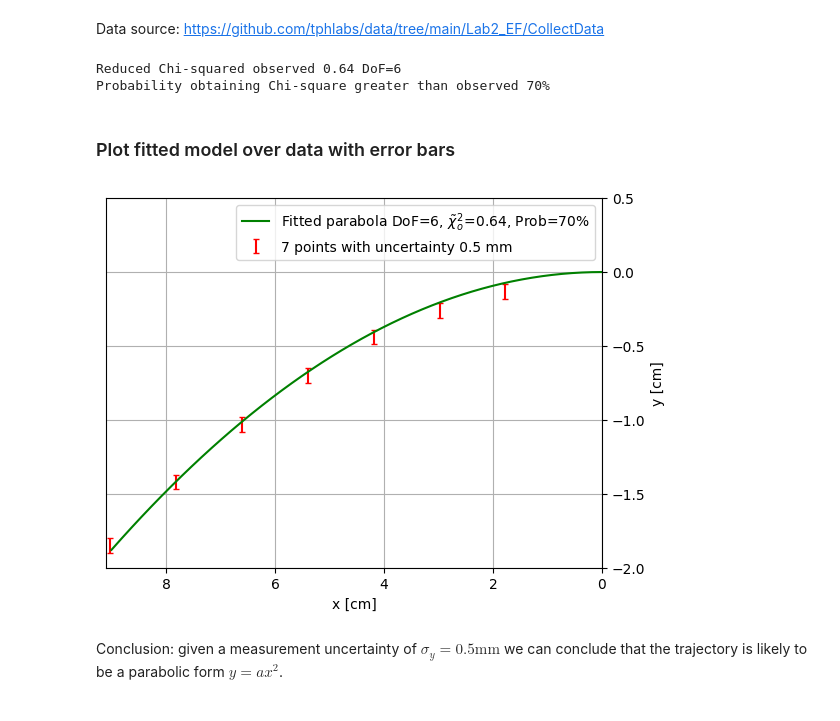
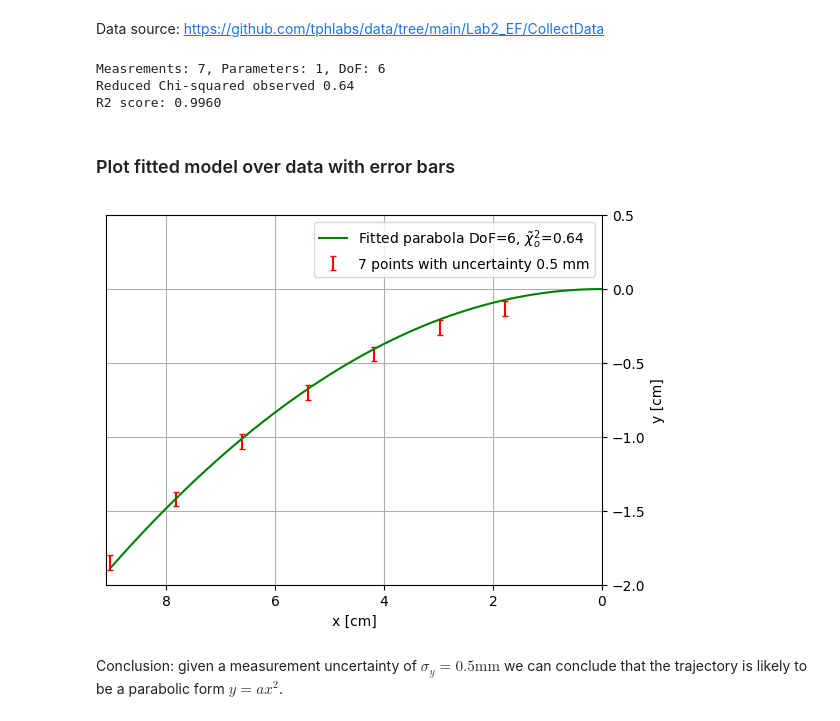
Before and after one commit to evgeny-kolonsky/summer_seminar, a Jupyter notebook: chi2_test.ipynb, the cells around one changed output. Cells and saved outputs as stored; diff of their text form; code cells hidden in the pictures.

```diff
--- a/chi2_test.ipynb
+++ b/chi2_test.ipynb
@@ -36,49 +37,53 @@ The trajectory $(x_i, y_i)$ is expected to be parabola $y = ax^2$. We assume the
 # %% [markdown]
 Data source: https://github.com/tphlabs/data/tree/main/Lab2_EF/CollectData
 # %%
-# measured coordinates, cm
+# Measured coordinates, cm
 points = '''
- 9.02  7.81  6.60  5.40  4.19  2.98  1.78
+9.02  7.81  6.60  5.40  4.19  2.98  1.78
 -1.85 -1.42 -1.03 -0.70 -0.44 -0.26 -0.13'''
 x, y = np.genfromtxt(points.splitlines())
 
-# measurements uncertainty estimated 0.5 mm
-sigma = .5e-1
+# measurements uncertainty estimated, mm
+sigma = 0.5e-1
 
+# parabolic model with one parameter
 def parabola(x, a):
   return a*x**2
 
+# fitting the model
 parameters, _ = curve_fit(parabola, x, y)
 y_expected = parabola(x, *parameters)
 
 chi2_observed = np.sum((y - y_expected)**2 / sigma**2)
-DoF = x.size - parameters.size # degrees of freedom, one parameter in this case
-prob = chi2.sf(chi2_observed, DoF)*100 # Probability percentage
+DoF = x.size - parameters.size # degrees of freedom
+R2 = r2_score(y, y_expected)
 
-print(f'Reduced Chi-squared observed {chi2_observed/DoF:.2f} {DoF=}')
-print(f'Probability obtaining Chi-square greater than observed {prob:.0f}%')
+print(f'Measrements: {x.size}, Parameters: {parameters.size}, DoF: {DoF}')
+print(f'Reduced Chi-squared observed {chi2_observed/DoF:.2f}')
+print(f'R2 score: {r2_score(y, y_expected):.4f}')
 # %% [output]
-Reduced Chi-squared observed 0.64 DoF=6
-Probability obtaining Chi-square greater than observed 70%
+Measrements: 7, Parameters: 1, DoF: 6
+Reduced Chi-squared observed 0.64
+R2 score: 0.9960
 # %% [markdown]
 ### Plot fitted model over data with error bars
 # %%
 xdense = np.linspace(0,9)
 ydense = parabola(xdense, parameters)
 
 plt.errorbar(x, y, sigma, capsize=2, fmt='none', color='red', label=f'{x.size} points with uncertainty {sigma*10:.1f} mm')
 plt.xlabel('x [cm]')
 plt.ylabel('y [cm]')
 plt.grid()
-plt.plot(xdense, ydense, color='green', label=fr'Fitted parabola {DoF=}, $\tilde\chi_o^2$={chi2_observed/DoF:.2f}, Prob={prob:.0f}%')
+plt.plot(xdense, ydense, color='green', label=fr'Fitted parabola {DoF=}, $\tilde\chi_o^2$={chi2_observed/DoF:.2f}')
 plt.legend()
 plt.gca().yaxis.tick_right()
 plt.gca().yaxis.set_label_position("right")
 plt.ylim(-2.0, 0.5)
 plt.xlim(9.1, 0.0)
 plt.show()
 # %% [output]
-[figure, old version]
+[figure, new version]
 # %% [markdown]
 Conclusion: given a measurement uncertainty of $\sigma_y = 0.5 \text{mm}$ we can conclude that the trajectory is likely to be a parabolic form $y=ax^2$.
 # %% [markdown]
```
Also changed, not shown: parts of 1 cell of this notebook.
